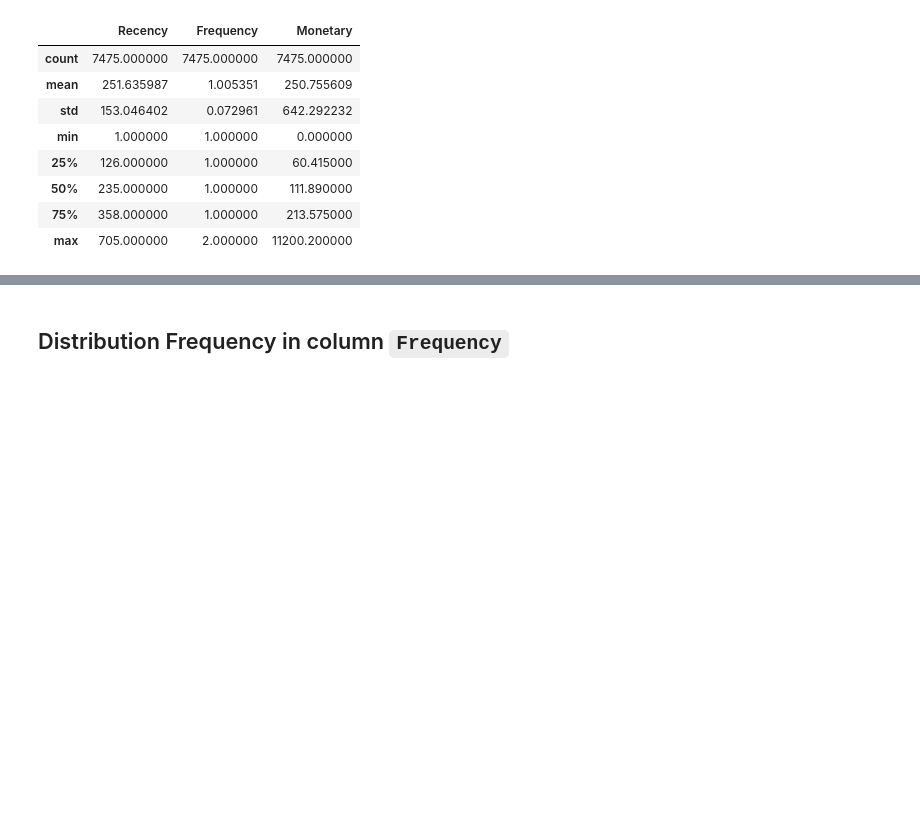
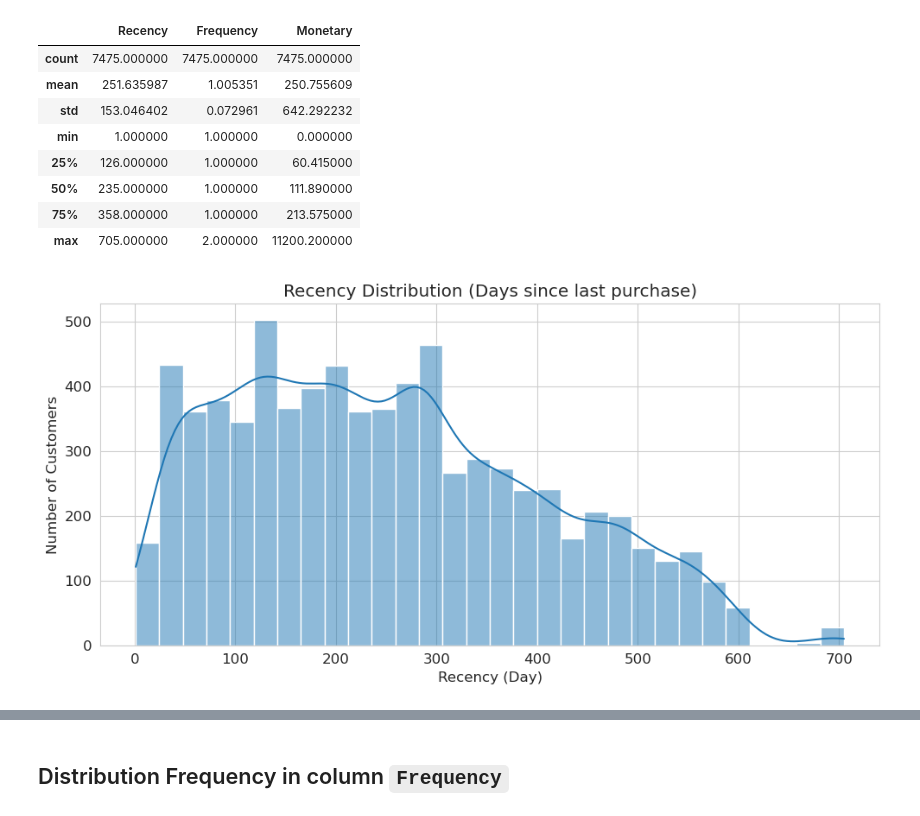
Before and after one commit to RizkiRdm/Olist-E-commerce-Performance-Analysis, a Jupyter notebook: notebooks/customer_analysis.ipynb, the cells around one changed output, grey strips where cells are left out. Saved outputs shown, nothing was run; the diff lists cells and outputs as text; code cells hidden in the pictures; blank space fills up the shorter version.

```diff
--- a/notebooks/customer_analysis.ipynb
+++ b/notebooks/customer_analysis.ipynb
@@ -33,3 +33,14 @@ ecom_data_df[["Recency", "Frequency", "Monetary"]].describe()
 | 50% | 235.000000 | 1.000000 | 111.890000 |
 | 75% | 358.000000 | 1.000000 | 213.575000 |
 | max | 705.000000 | 2.000000 | 11200.200000 |
+# %%
+plt.figure(figsize=(10, 5))
+# Plot Recency
+sns.histplot(ecom_data_df["Recency"], bins=30, kde=True)
+plt.title("Recency Distribution (Days since last purchase)")
+plt.xlabel("Recency (Day)")
+plt.ylabel("Number of Customers")
+plt.tight_layout()
+plt.show()
+# %% [output]
+[figure, added]
```
Also changed, not shown: parts of 15 cells of this notebook.
